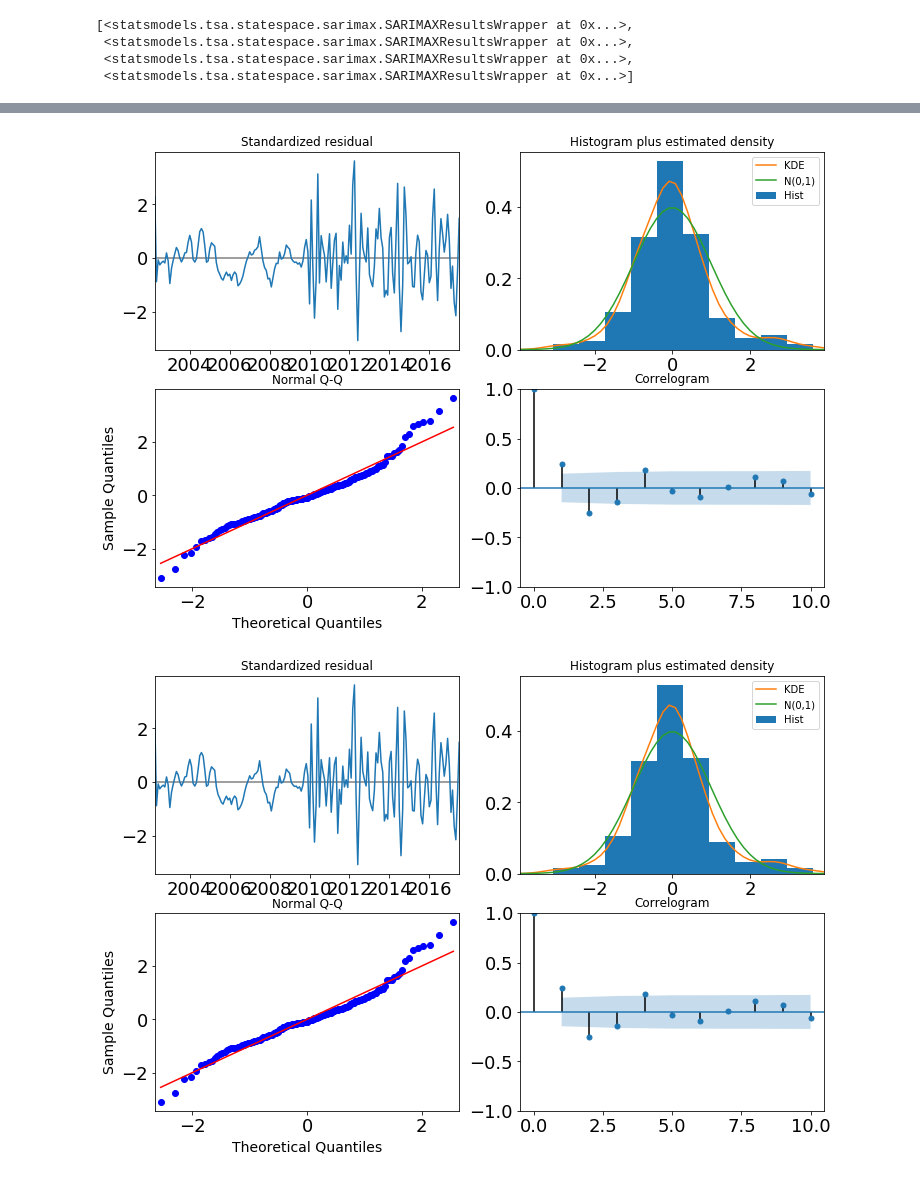
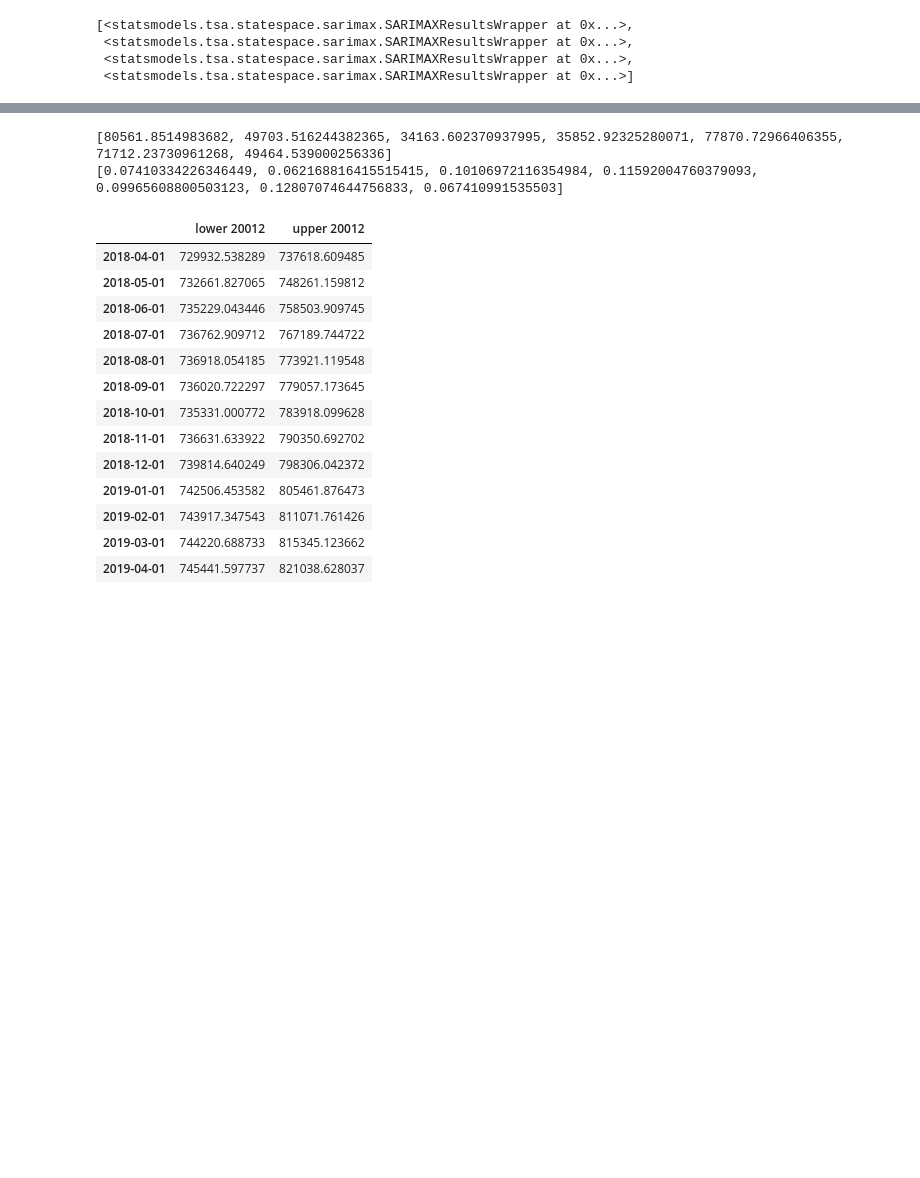
Before and after one commit to angelmanzur/TimeSeries_Zillow_Proj, a Jupyter notebook: Zillow_project-Angel.ipynb, the cells around one changed output, grey strips where cells are left out. Drawn from its saved outputs; the diff is of its cells as text; code cells hidden in the pictures; blank space fills up the shorter version.

```diff
--- a/Zillow_project-Angel.ipynb
+++ b/Zillow_project-Angel.ipynb
@@ -497,0 +535,16 @@ p_params
+# %%
+profit = []
+percent = []
+for model in final_results:
+    pred = model.get_prediction(start=pd.to_datetime('2018-04'),
+                              end=pd.to_datetime('2019-04'),
+                             dynamic=True)
+    pred_ci = pred.conf_int()
+
+    profit.append(pred.predicted_mean[-1] - pred.predicted_mean[0])
+    percent.append(pred.predicted_mean[-1]/pred.predicted_mean[0]-1)
+print(profit)
+print(percent)
+# %% [output]
+[80561.8514983682, 49703.516244382365, 34163.602370937995, 35852.92325280071, 77870.72966406355, 71712.23730961268, 49464.539000256336]
+[0.07410334226346449, 0.062168816415515415, 0.10106972116354984, 0.11592004760379093, 0.09965608800503123, 0.12807074644756833, 0.067410991535503]
@@ -498,5 +558,20 @@ p_params
+# %%
+pred_ci
+# %% [output]
+|  | lower 20012 | upper 20012 |
+| 2018-04-01 | 729932.538289 | 737618.609485 |
+| 2018-05-01 | 732661.827065 | 748261.159812 |
+| 2018-06-01 | 735229.043446 | 758503.909745 |
+| 2018-07-01 | 736762.909712 | 767189.744722 |
+| 2018-08-01 | 736918.054185 | 773921.119548 |
+| 2018-09-01 | 736020.722297 | 779057.173645 |
+| 2018-10-01 | 735331.000772 | 783918.099628 |
+| 2018-11-01 | 736631.633922 | 790350.692702 |
+| 2018-12-01 | 739814.640249 | 798306.042372 |
+| 2019-01-01 | 742506.453582 | 805461.876473 |
+| 2019-02-01 | 743917.347543 | 811071.761426 |
+| 2019-03-01 | 744220.688733 | 815345.123662 |
+| 2019-04-01 | 745441.597737 | 821038.628037 |
 # %%
-results.plot_diagnostics(figsize=(12,8))
+#
+results[0].plot_diagnostics(figsize=(12,8))
-# %% [output]
-[figure, removed]
-[figure, removed]
```
Also changed, not shown: parts of 36 cells of this notebook.
